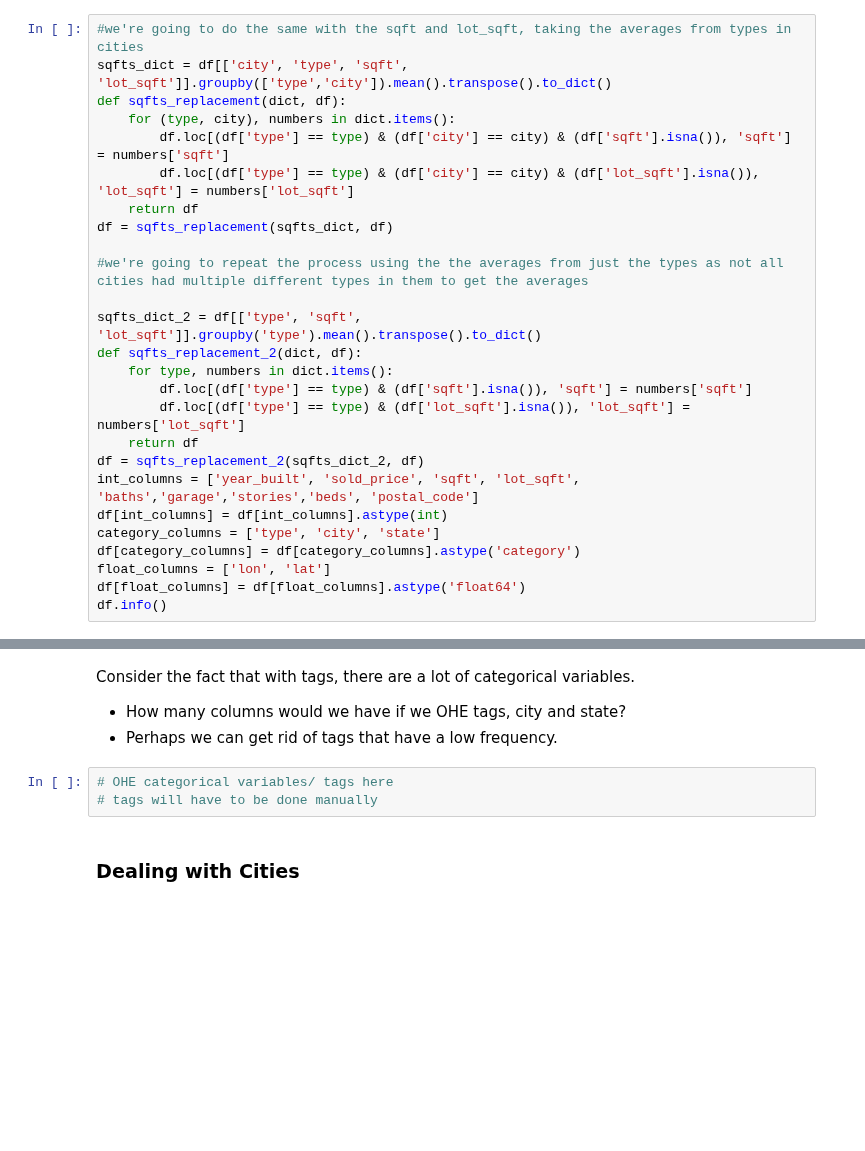
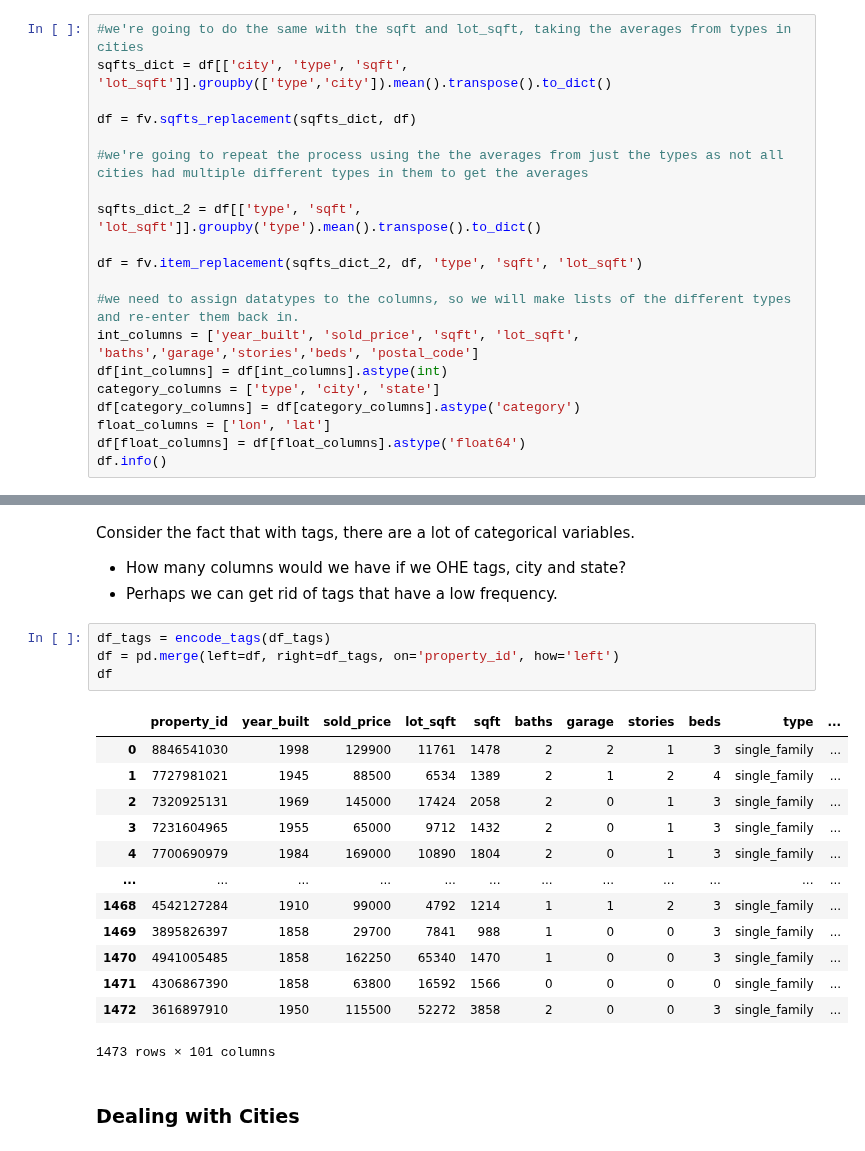
Before and after one commit to FinchWilliam/DS-Midterm-Project, a Jupyter notebook: notebooks/1 - EDA.ipynb, the cells around one changed output, grey strips where cells are left out. Saved outputs shown, nothing was run; the diff lists cells and outputs as text; blank space fills up the shorter version.

```diff
--- a/notebooks/1 - EDA.ipynb
+++ b/notebooks/1 - EDA.ipynb
@@ -306,22 +305,16 @@ df = df[df['type'] != 'duplex_triplex']
 # %%
 #we're going to do the same with the sqft and lot_sqft, taking the averages from types in cities
 sqfts_dict = df[['city', 'type', 'sqft', 'lot_sqft']].groupby(['type','city']).mean().transpose().to_dict()
-def sqfts_replacement(dict, df):
-    for (type, city), numbers in dict.items():
-        df.loc[(df['type'] == type) & (df['city'] == city) & (df['sqft'].isna()), 'sqft'] = numbers['sqft']
-        df.loc[(df['type'] == type) & (df['city'] == city) & (df['lot_sqft'].isna()), 'lot_sqft'] = numbers['lot_sqft']
-    return df
-df = sqfts_replacement(sqfts_dict, df)
+
+df = fv.sqfts_replacement(sqfts_dict, df)
 
 #we're going to repeat the process using the the averages from just the types as not all cities had multiple different types in them to get the averages
 
 sqfts_dict_2 = df[['type', 'sqft', 'lot_sqft']].groupby('type').mean().transpose().to_dict()
-def sqfts_replacement_2(dict, df):
-    for type, numbers in dict.items():
-        df.loc[(df['type'] == type) & (df['sqft'].isna()), 'sqft'] = numbers['sqft']
-        df.loc[(df['type'] == type) & (df['lot_sqft'].isna()), 'lot_sqft'] = numbers['lot_sqft']
-    return df
-df = sqfts_replacement_2(sqfts_dict_2, df)
+
+df = fv.item_replacement(sqfts_dict_2, df, 'type', 'sqft', 'lot_sqft')
+
+#we need to assign datatypes to the columns, so we will make lists of the different types and re-enter them back in.
 int_columns = ['year_built', 'sold_price', 'sqft', 'lot_sqft', 'baths','garage','stories','beds', 'postal_code']
 df[int_columns] = df[int_columns].astype(int)
 category_columns = ['type', 'city', 'state']
@@ -400,9 +346,24 @@ plt.show()
 Consider the fact that with tags, there are a lot of categorical variables.
 - How many columns would we have if we OHE tags, city and state?
 - Perhaps we can get rid of tags that have a low frequency.
-# %%
-# OHE categorical variables/ tags here
-# tags will have to be done manually
+# %%
+df_tags = encode_tags(df_tags)
+df = pd.merge(left=df, right=df_tags, on='property_id', how='left')
+df
+# %% [output]
+|  | property_id | year_built | sold_price | lot_sqft | sqft | baths | garage | stories | beds | type | ... |
+| 0 | 8846541030 | 1998 | 129900 | 11761 | 1478 | 2 | 2 | 1 | 3 | single_family | ... |
+| 1 | 7727981021 | 1945 | 88500 | 6534 | 1389 | 2 | 1 | 2 | 4 | single_family | ... |
+| 2 | 7320925131 | 1969 | 145000 | 17424 | 2058 | 2 | 0 | 1 | 3 | single_family | ... |
+| 3 | 7231604965 | 1955 | 65000 | 9712 | 1432 | 2 | 0 | 1 | 3 | single_family | ... |
+| 4 | 7700690979 | 1984 | 169000 | 10890 | 1804 | 2 | 0 | 1 | 3 | single_family | ... |
+| ... | ... | ... | ... | ... | ... | ... | ... | ... | ... | ... | ... |
+| 1468 | 4542127284 | 1910 | 99000 | 4792 | 1214 | 1 | 1 | 2 | 3 | single_family | ... |
+| 1469 | 3895826397 | 1858 | 29700 | 7841 | 988 | 1 | 0 | 0 | 3 | single_family | ... |
+| 1470 | 4941005485 | 1858 | 162250 | 65340 | 1470 | 1 | 0 | 0 | 3 | single_family | ... |
+| 1471 | 4306867390 | 1858 | 63800 | 16592 | 1566 | 0 | 0 | 0 | 0 | single_family | ... |
+| 1472 | 3616897910 | 1950 | 115500 | 52272 | 3858 | 2 | 0 | 0 | 3 | single_family | ... |
+1473 rows × 101 columns
 # %% [markdown]
 ### Dealing with Cities
 # %% [markdown]
```
Also changed, not shown: parts of 9 cells of this notebook, 3 other files.
